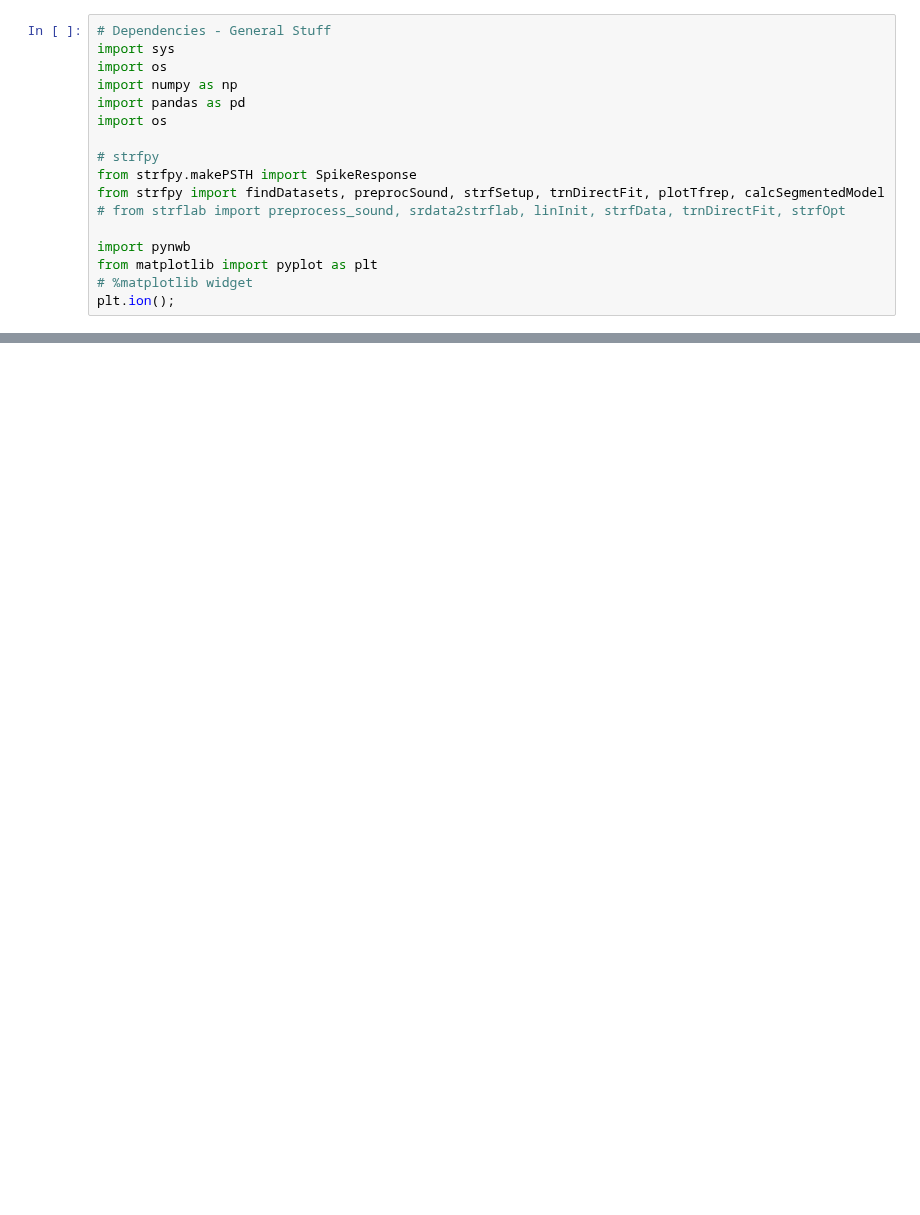
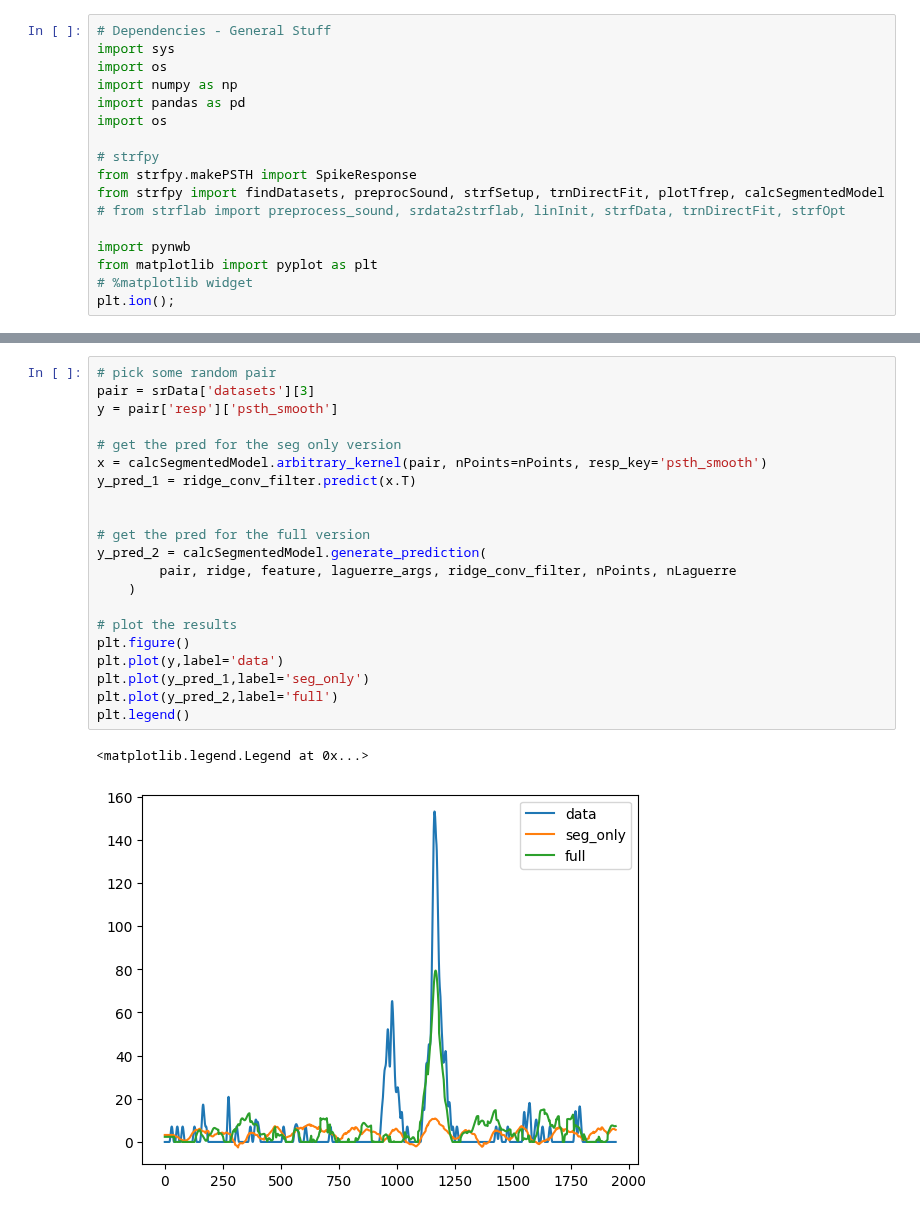
Before and after one commit to theunissenlab/strfPy, a Jupyter notebook: strf_nwb.ipynb, the cells around one changed output, grey strips where cells are left out. Drawn from its saved outputs; the diff is of its cells as text; blank space fills up the shorter version.

```diff
--- a/strf_nwb.ipynb
+++ b/strf_nwb.ipynb
@@ -71,0 +73,24 @@ for i in [0,1]:
+# %%
+# pick some random pair
+pair = srData['datasets'][3]
+y = pair['resp']['psth_smooth']
+
+# get the pred for the seg only version
+x = calcSegmentedModel.arbitrary_kernel(pair, nPoints=nPoints, resp_key='psth_smooth')
+y_pred_1 = ridge_conv_filter.predict(x.T)
+
+
+# get the pred for the full version
+y_pred_2 = calcSegmentedModel.generate_prediction(
+        pair, ridge, feature, laguerre_args, ridge_conv_filter, nPoints, nLaguerre
+    )
+
+# plot the results
+plt.figure()
+plt.plot(y,label='data')
+plt.plot(y_pred_1,label='seg_only')
+plt.plot(y_pred_2,label='full')
+plt.legend()
+# %% [output]
+<matplotlib.legend.Legend at 0x...>
+[figure, added]
```
Also changed, not shown: parts of 3 cells of this notebook.
